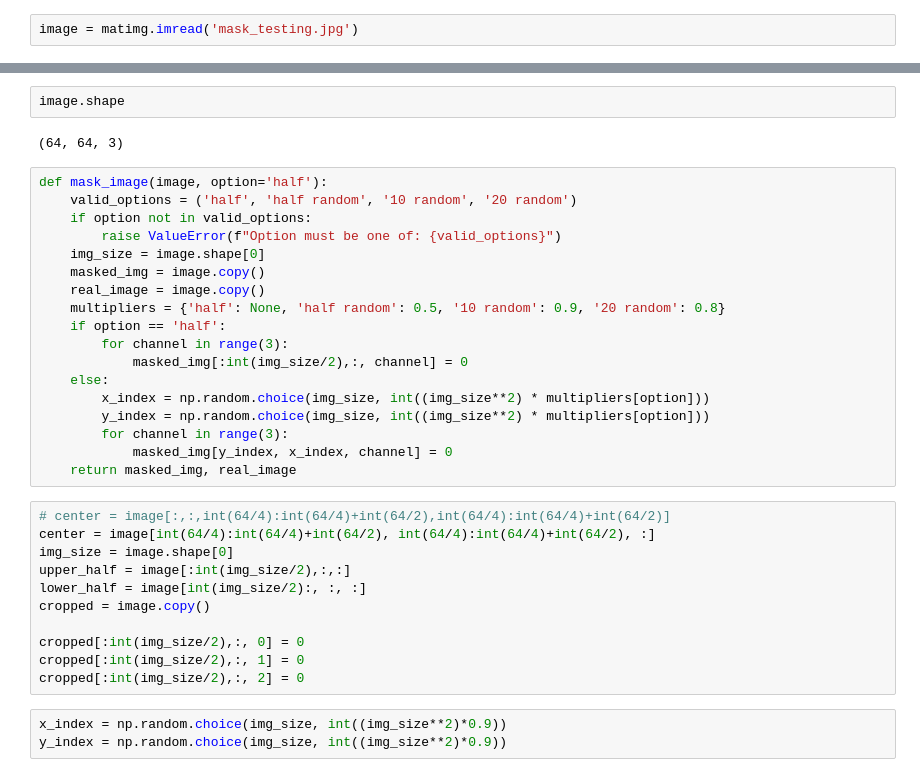
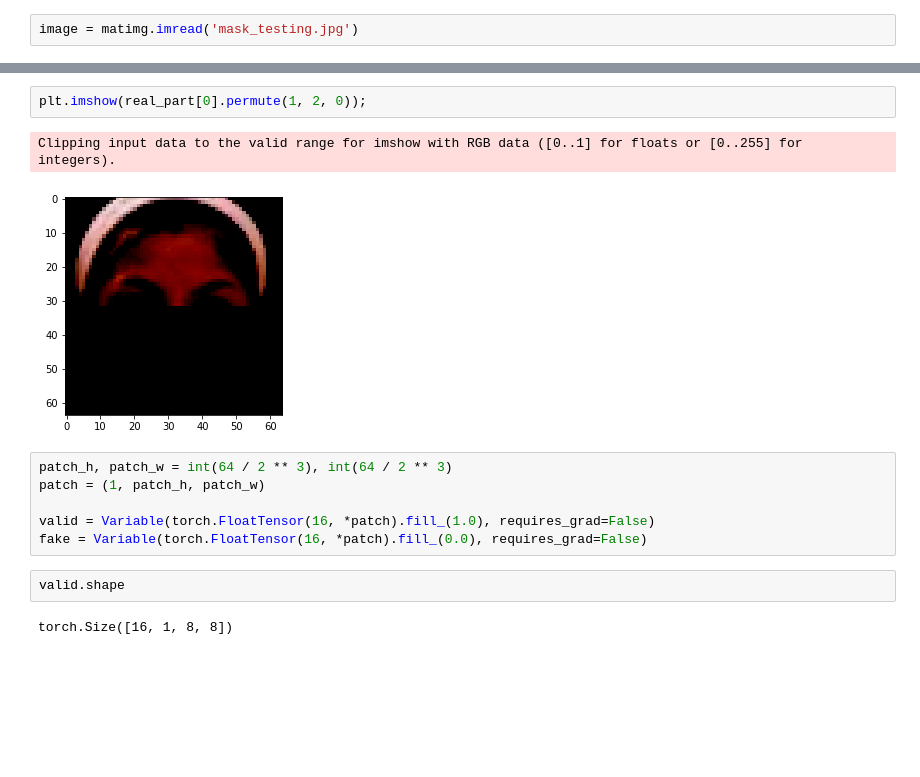
Before and after one commit to TomislavZupanovic/Data-Reconstruction, a Jupyter notebook: notebooks/ImageMask.ipynb, the cells around one changed output, grey strips where cells are left out. Saved outputs shown, nothing was run; the diff lists cells and outputs as text; blank space fills up the shorter version.

```diff
--- a/notebooks/ImageMask.ipynb
+++ b/notebooks/ImageMask.ipynb
@@ -11,36 +75,15 @@ plt.imshow(image);
+# %%
+plt.imshow(real_part[0].permute(1, 2, 0));
+# %% [output]
+Clipping input data to the valid range for imshow with RGB data ([0..1] for floats or [0..255] for integers).
+[figure, added]
+# %%
+patch_h, patch_w = int(64 / 2 ** 3), int(64 / 2 ** 3)
+patch = (1, patch_h, patch_w)
+
+valid = Variable(torch.FloatTensor(16, *patch).fill_(1.0), requires_grad=False)
+fake = Variable(torch.FloatTensor(16, *patch).fill_(0.0), requires_grad=False)
 # %%
-image.shape
+valid.shape
 # %% [output]
-(64, 64, 3)
+torch.Size([16, 1, 8, 8])
-# %%
-def mask_image(image, option='half'):
-    valid_options = ('half', 'half random', '10 random', '20 random')
-    if option not in valid_options:
-        raise ValueError(f"Option must be one of: {valid_options}")
-    img_size = image.shape[0]
-    masked_img = image.copy()
-    real_image = image.copy()
-    multipliers = {'half': None, 'half random': 0.5, '10 random': 0.9, '20 random': 0.8}
-    if option == 'half':
-        for channel in range(3):
-            masked_img[:int(img_size/2),:, channel] = 0
-    else:
-        x_index = np.random.choice(img_size, int((img_size**2) * multipliers[option]))
-        y_index = np.random.choice(img_size, int((img_size**2) * multipliers[option]))
-        for channel in range(3):
-            masked_img[y_index, x_index, channel] = 0
-    return masked_img, real_image
-# %%
-# center = image[:,:,int(64/4):int(64/4)+int(64/2),int(64/4):int(64/4)+int(64/2)]
-center = image[int(64/4):int(64/4)+int(64/2), int(64/4):int(64/4)+int(64/2), :]
-img_size = image.shape[0]
-upper_half = image[:int(img_size/2),:,:]
-lower_half = image[int(img_size/2):, :, :]
-cropped = image.copy()
-
-cropped[:int(img_size/2),:, 0] = 0
-cropped[:int(img_size/2),:, 1] = 0
-cropped[:int(img_size/2),:, 2] = 0
-# %%
-x_index = np.random.choice(img_size, int((img_size**2)*0.9))
-y_index = np.random.choice(img_size, int((img_size**2)*0.9))
```
Also changed, not shown: parts of 17 cells of this notebook, 7 other files.
